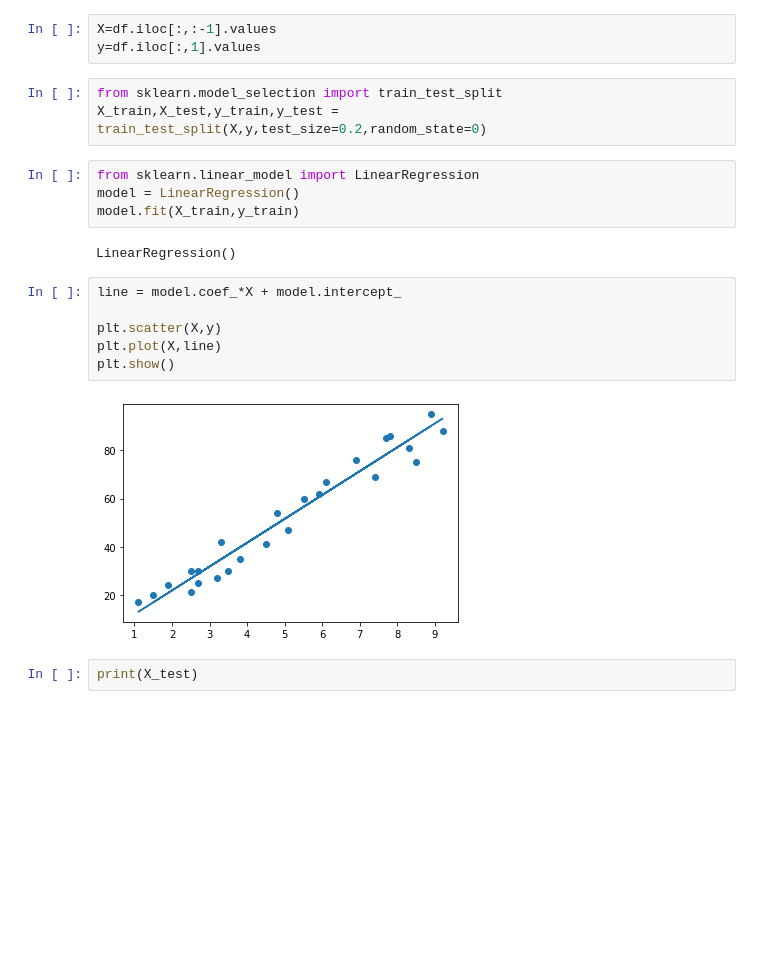
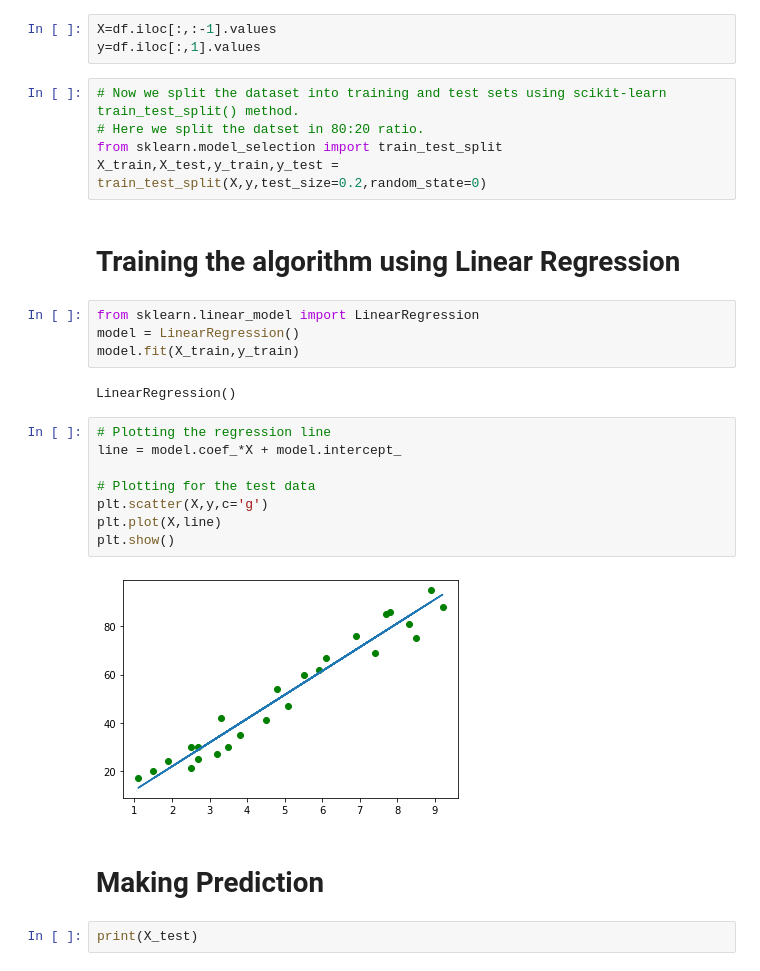
Before and after one commit to vaibhavi19-gif/SparksFoundation_Vaibhavi, a Jupyter notebook: Task1.ipynb, the cells around one changed output. Saved outputs shown, nothing was run; the diff lists cells and outputs as text; blank space fills up the shorter version.

```diff
--- a/Task1.ipynb
+++ b/Task1.ipynb
@@ -30,8 +61,12 @@ plt.show()
 X=df.iloc[:,:-1].values
 y=df.iloc[:,1].values
 # %%
+# Now we split the dataset into training and test sets using scikit-learn train_test_split() method.
+# Here we split the datset in 80:20 ratio.
 from sklearn.model_selection import train_test_split
 X_train,X_test,y_train,y_test = train_test_split(X,y,test_size=0.2,random_state=0)
+# %% [markdown]
+# Training the algorithm using Linear Regression
 # %%
 from sklearn.linear_model import LinearRegression
 model = LinearRegression()
@@ -39,13 +74,17 @@ model.fit(X_train,y_train)
 # %% [output]
 LinearRegression()
 # %%
+# Plotting the regression line
 line = model.coef_*X + model.intercept_
 
-plt.scatter(X,y)
+# Plotting for the test data
+plt.scatter(X,y,c='g')
 plt.plot(X,line)
 plt.show()
 # %% [output]
-[figure, old version]
+[figure, new version]
+# %% [markdown]
+# Making Prediction
 # %%
 print(X_test)
 # %% [output]
```
Also changed, not shown: parts of 13 cells of this notebook, 3 other files.
